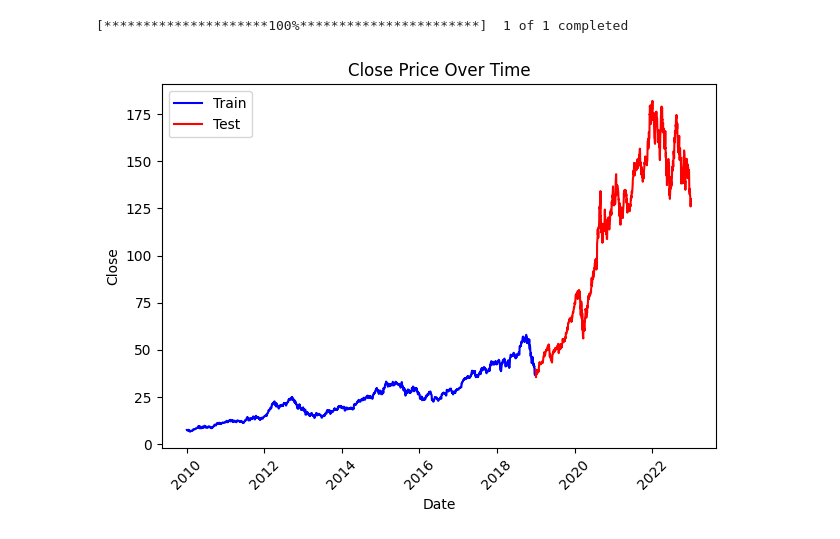
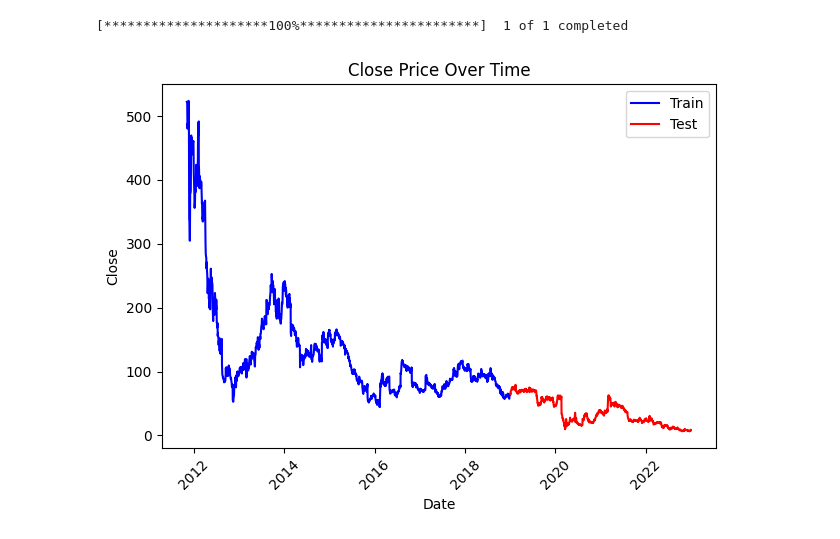
Before and after one commit to Chideme/island_genetic_algrorithm, a Jupyter notebook: island_gga.ipynb, the cells around one changed output. Saved outputs shown, nothing was run; the diff lists cells and outputs as text; code cells hidden in the pictures.

```diff
--- a/island_gga.ipynb
+++ b/island_gga.ipynb
@@ -19,10 +19,10 @@ import datetime
 # %%
 #AAPL
 start_date = datetime.datetime(2010, 1, 1)
 end_date = datetime.datetime(2022, 12, 31)
 period ="train"
-data = Data('AAPL',start_date,end_date,period,2019)
+data = Data('GRPN',start_date,end_date,period,2019)
 data.data_preprocess()
 # %% [output]
 [*********************100%***********************]  1 of 1 completed
-[figure, old version]
+[figure, new version]
```
Also changed, not shown: parts of 5 cells of this notebook, 3 other files.
